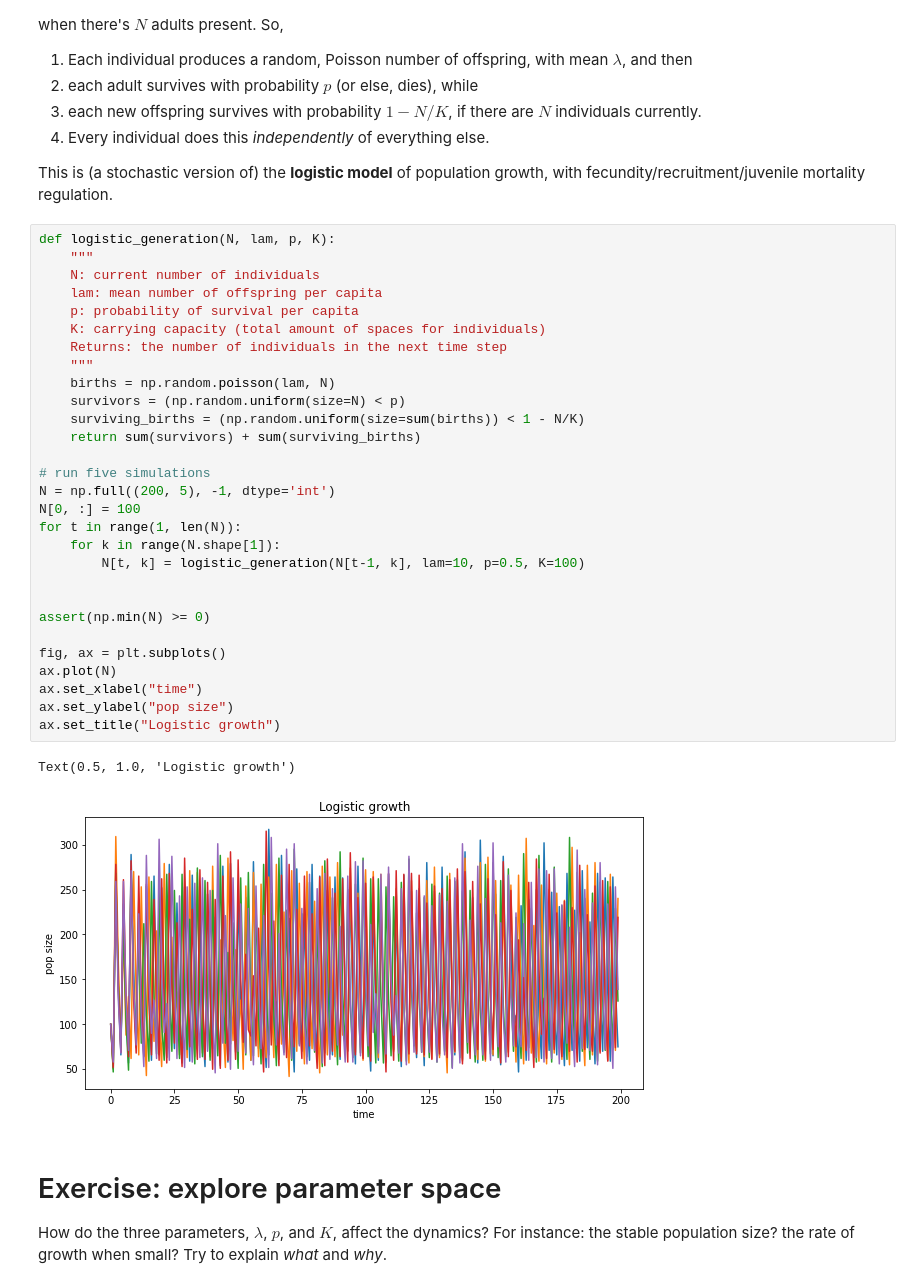
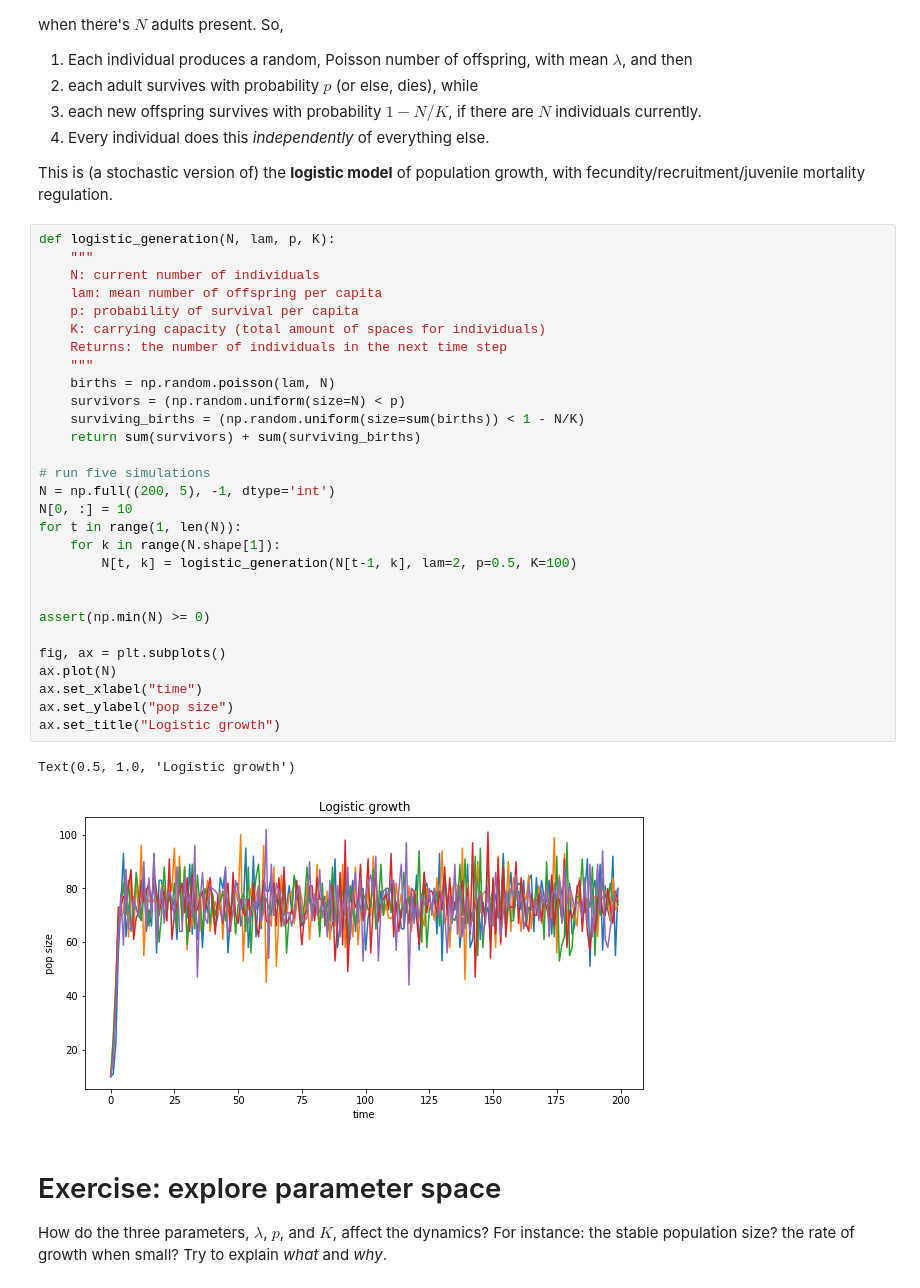
Before and after one commit to petrelharp/popbio, a Jupyter notebook: notebooks/individual_models.ipynb, the cells around one changed output. Drawn from its saved outputs; the diff is of its cells as text.

```diff
--- a/notebooks/individual_models.ipynb
+++ b/notebooks/individual_models.ipynb
@@ -97,35 +97,35 @@ with fecundity/recruitment/juvenile mortality regulation.
 # %%
 def logistic_generation(N, lam, p, K):
     """
     N: current number of individuals
     lam: mean number of offspring per capita
     p: probability of survival per capita
     K: carrying capacity (total amount of spaces for individuals)
     Returns: the number of individuals in the next time step
     """
     births = np.random.poisson(lam, N)
     survivors = (np.random.uniform(size=N) < p)
     surviving_births = (np.random.uniform(size=sum(births)) < 1 - N/K)
     return sum(survivors) + sum(surviving_births)
 
 # run five simulations
 N = np.full((200, 5), -1, dtype='int')
-N[0, :] = 100
+N[0, :] = 10
 for t in range(1, len(N)):
     for k in range(N.shape[1]):
-        N[t, k] = logistic_generation(N[t-1, k], lam=10, p=0.5, K=100)
+        N[t, k] = logistic_generation(N[t-1, k], lam=2, p=0.5, K=100)
 
 
 assert(np.min(N) >= 0)
 
 fig, ax = plt.subplots()
 ax.plot(N)
 ax.set_xlabel("time")
 ax.set_ylabel("pop size")
 ax.set_title("Logistic growth")
 # %% [output]
 Text(0.5, 1.0, 'Logistic growth')
-[figure, old version]
+[figure, new version]
 # %% [markdown]
 # Exercise: explore parameter space
 
```
Also changed, not shown: parts of 8 cells of this notebook.
